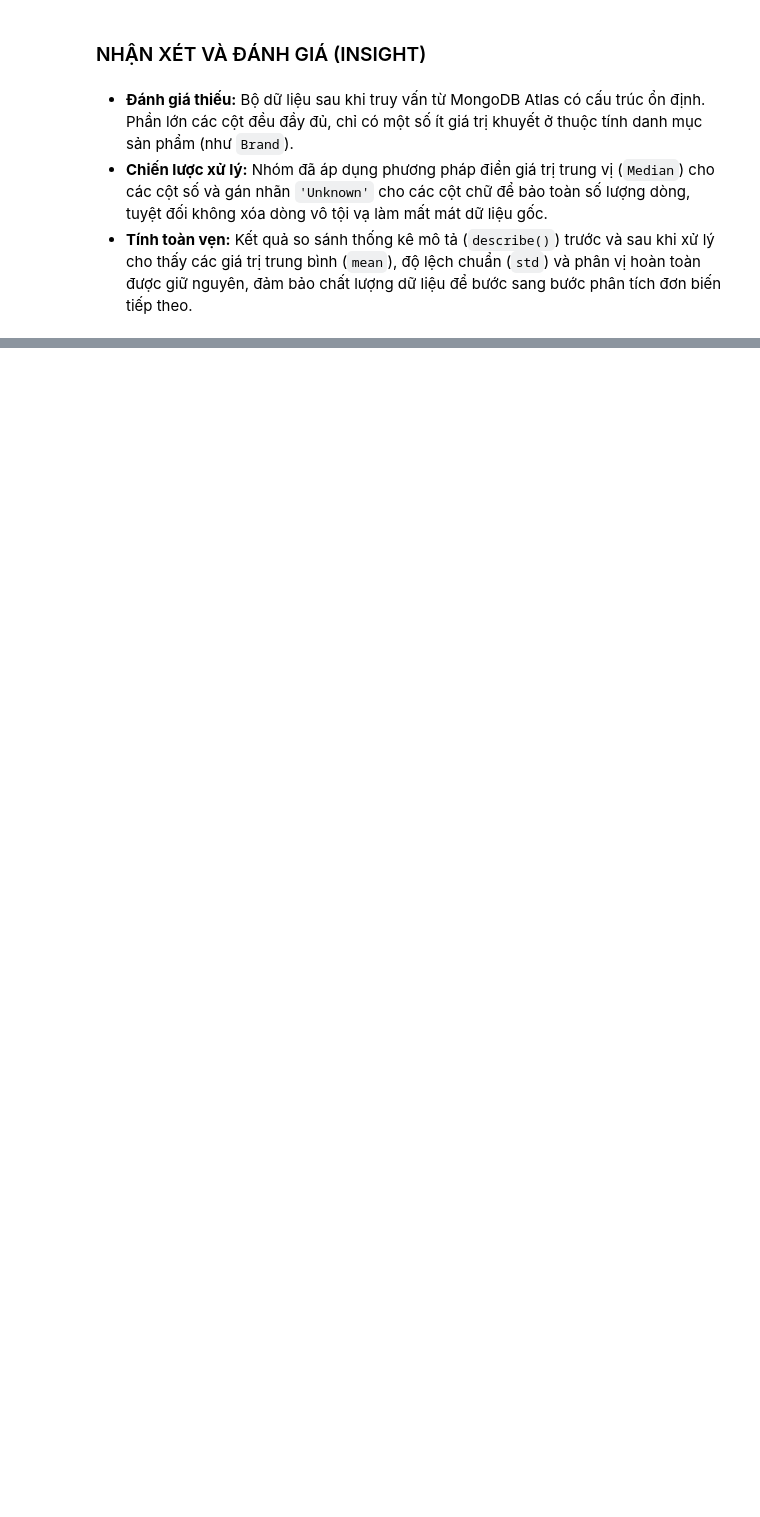
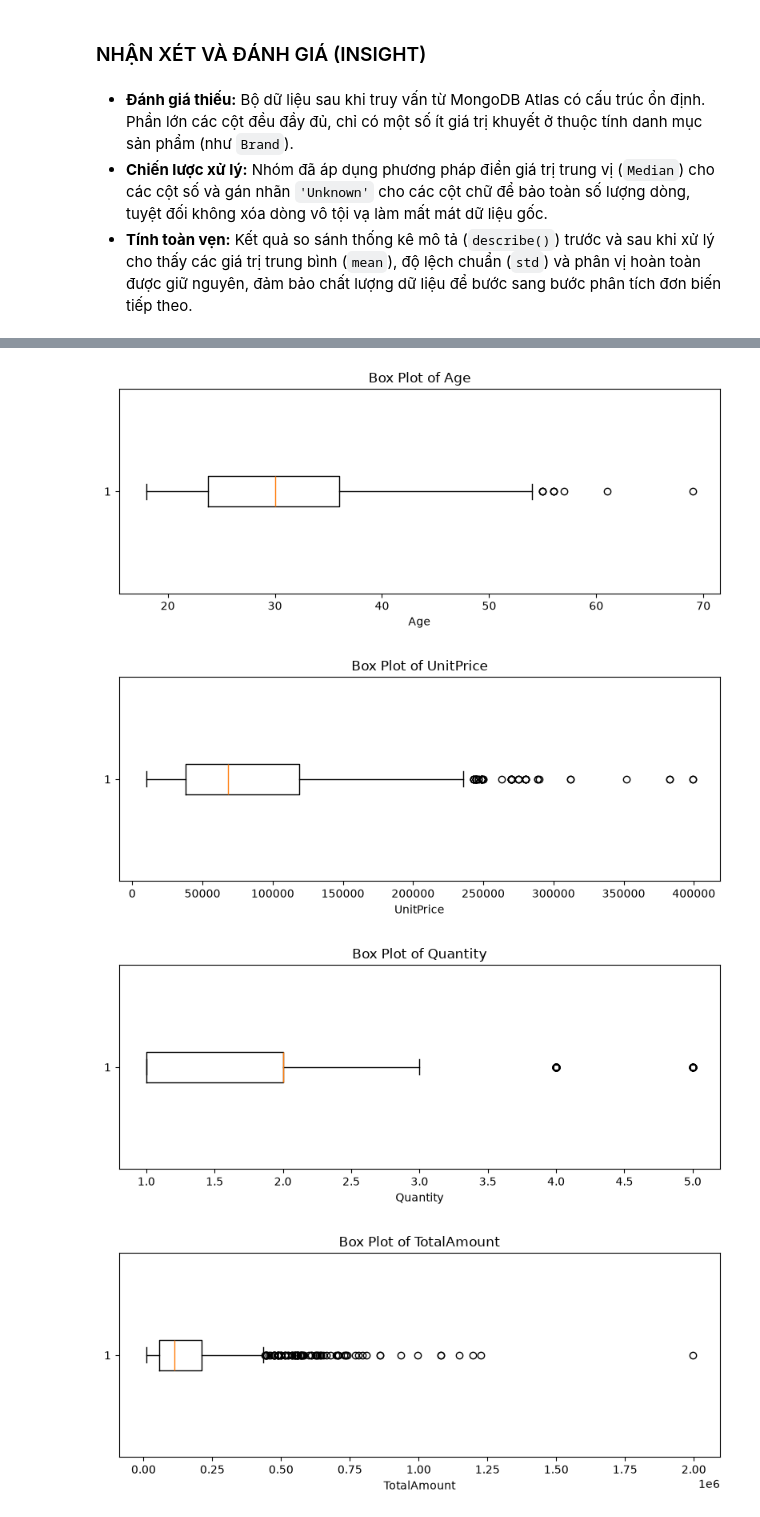
Before and after one commit to MoshiM0chiMoshi/Group5_Pharmacity_Personal_Care, a Jupyter notebook: step4_mongodbEDA.ipynb, the cells around one changed output, grey strips where cells are left out. Drawn from its saved outputs; the diff is of its cells as text; code cells hidden in the pictures; blank space fills up the shorter version.

```diff
--- a/step4_mongodbEDA.ipynb
+++ b/step4_mongodbEDA.ipynb
@@ -172,0 +264,40 @@ Tổng số giá trị thiếu sau khi xử lý: 0
+# %%
+outlier_summary = []
+
+for col in numeric_cols:
+    series = pd.to_numeric(eda_df[col], errors='coerce').dropna()
+    if series.empty:
+        continue
+
+    Q1 = series.quantile(0.25)
+    Q3 = series.quantile(0.75)
+    IQR = Q3 - Q1
+    lower_bound = Q1 - 1.5 * IQR
+    upper_bound = Q3 + 1.5 * IQR
+    outliers = series[(series < lower_bound) | (series > upper_bound)]
+
+    outlier_summary.append({
+        'Variable': col,
+        'Q1': Q1,
+        'Q3': Q3,
+        'IQR': IQR,
+        'Lower_Bound': lower_bound,
+        'Upper_Bound': upper_bound,
+        'Outlier_Count': len(outliers),
+        'Outlier_Percentage': len(outliers) / len(series) * 100
+    })
+
+    plt.figure(figsize=(8, 3.5))
+    plt.boxplot(series, vert=False)
+    plt.title(f'Box Plot of {col}')
+    plt.xlabel(col)
+    plt.tight_layout()
+    plt.show()
+
+outlier_summary = pd.DataFrame(outlier_summary)
+display(outlier_summary.round(4))
+# %% [output]
+[figure, added]
+[figure, added]
+[figure, added]
+[figure, added]
```
Also changed, not shown: parts of 34 cells of this notebook, 6 other files.
